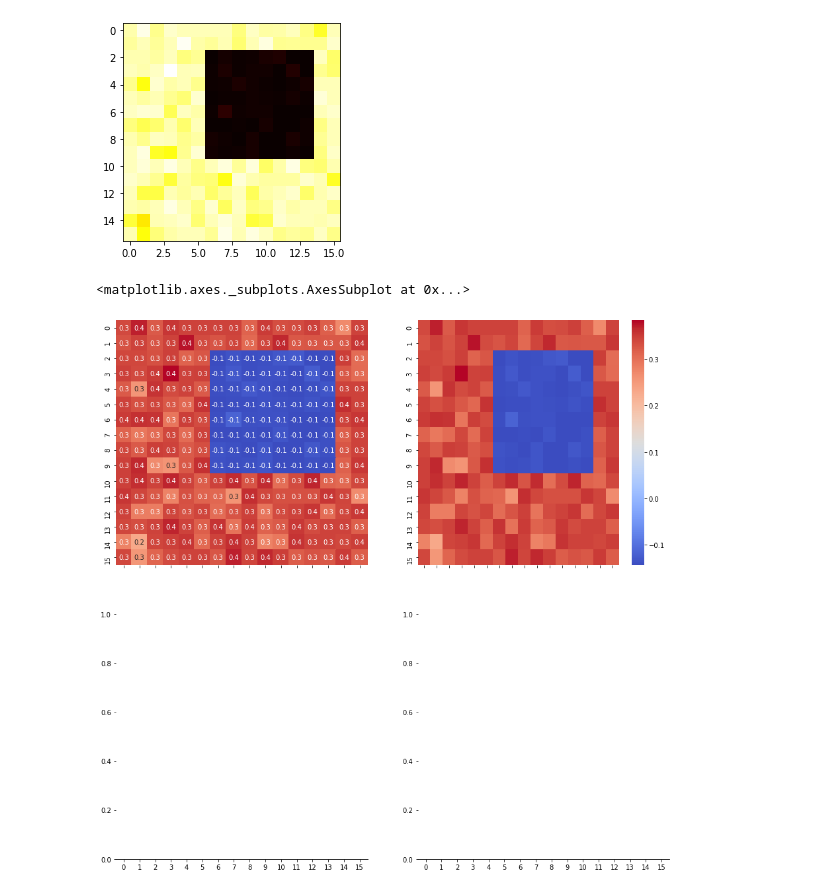
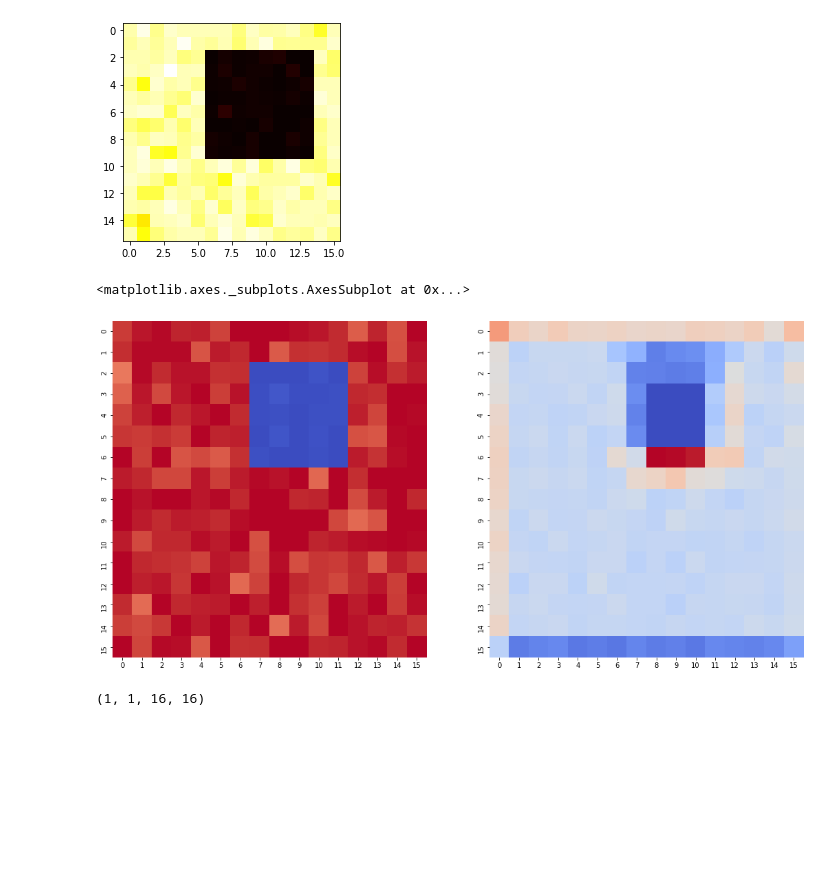
Before and after one commit to AustinXY/pconv-toy, a Jupyter notebook: pconv-toy.ipynb, the cells around one changed output. Cells and saved outputs as stored; diff of their text form; code cells hidden in the pictures; blank space fills up the shorter version.

```diff
--- a/pconv-toy.ipynb
+++ b/pconv-toy.ipynb
@@ -571,11 +555,28 @@ print(fm)
  [ 0.2801  0.2328  0.3441  0.3482  0.3551  0.3083  0.3465  0.3623  0.3465  0.2789  0.2913  0.3576  0.3465  0.345   0.3417  0.3503]
  [ 0.3415  0.2558  0.3118  0.3364  0.3465  0.3465  0.3271  0.37    0.3439  0.3668  0.3493  0.3201  0.332   0.3242  0.3511  0.3211]]
 [figure]
-# %%
-f, axes = plt.subplots(2, 2, figsize=(15, 15), sharex=True)
-sns.despine(left=True)
-sns.heatmap(fm, cmap='coolwarm', cbar=False, annot=True, fmt=".1f", ax=axes[0, 0])
-sns.heatmap(fm, cmap='coolwarm', ax=axes[0, 1])
-# %% [output]
-<matplotlib.axes._subplots.AxesSubplot at 0x...>
-[figure, removed]
+# %%
+im, mk = prepare_data(batch_size, 5)
+_, xcl = netD(im, mk)
+# %%
+fm1 = xcl[0][0][0][3].detach().cpu().numpy()
+fm2 = xcl[0][1][0][2].detach().cpu().numpy()
+# im = torch.ones(1,1,16,16)
+# im.data.normal_(-1, 1)
+# fm1 = im[0][0].numpy()
+# conv2d = PartialConv2d(1, 1, 3, 1, 1, bias=False)
+# nn.init.constant_(conv2d.weight.data, 1.0)
+# print(conv2d.weight)
+# fm2,_ = conv2d(xcl[0][0][0][0].view(1,1,16,16).cpu(), xcl[1][0][0][0].view(1,1,16,16).cpu())
+# fm2 = fm2.detach().cpu().numpy()[0][0]
+f, axes = plt.subplots(1, 2, figsize=(18, 9), sharex=True)
+sns.despine(left=True)
+sns.heatmap(fm1, cmap='coolwarm', cbar=False, annot=False, fmt=".3f", ax=axes[0])
+sns.heatmap(fm2, cmap='coolwarm', cbar=False, annot=False, fmt=".3f", ax=axes[1])
+# %% [output]
+<matplotlib.axes._subplots.AxesSubplot at 0x...>
+[figure, added]
+# %%
+fm2.shape
+# %% [output]
+(1, 1, 16, 16)
```
Also changed, not shown: parts of 10 cells of this notebook.
